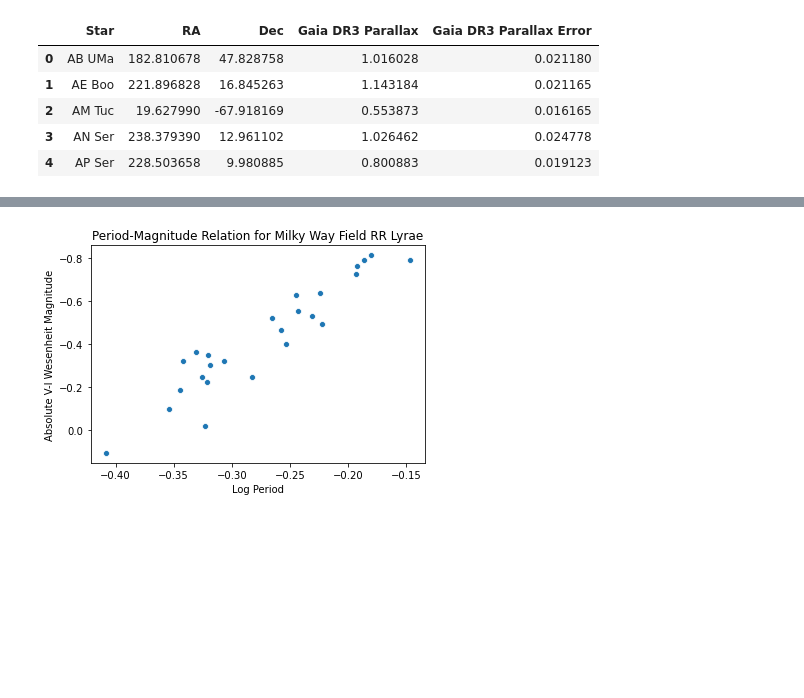
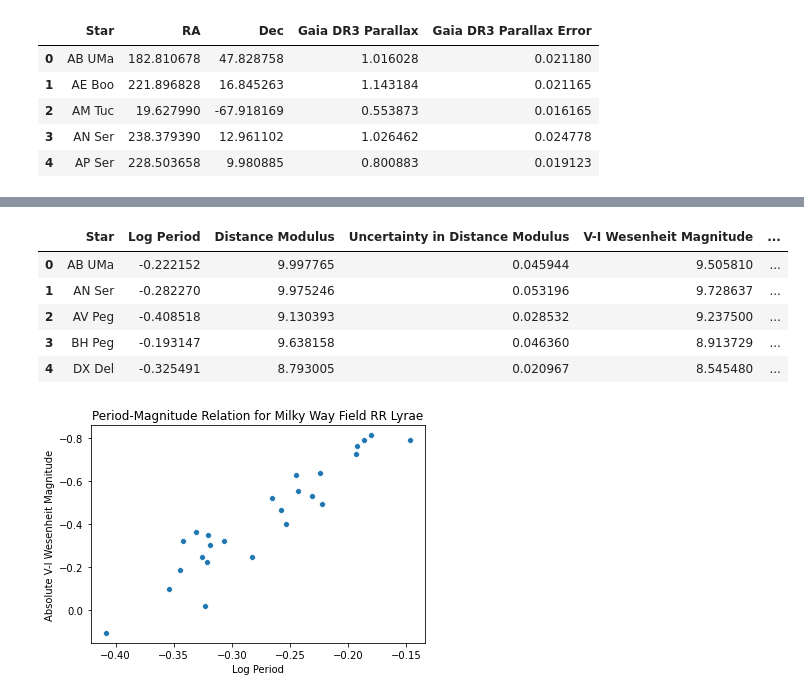
Before and after one commit to pranav-nagarajan/Variable-Stars, a Jupyter notebook: Data Analysis for Variable Stars.ipynb, the cells around one changed output, grey strips where cells are left out. Saved outputs shown, nothing was run; the diff lists cells and outputs as text; code cells hidden in the pictures; blank space fills up the shorter version.

Commit message:
Adding full Milky Way RRL table

```diff
--- a/Data Analysis for Variable Stars.ipynb
+++ b/Data Analysis for Variable Stars.ipynb
@@ -2357,6 +2357,26 @@ mw_lin_reg_BV.to_csv('Monte Carlo/milky_way_BV.csv')
 | 2 | AV Peg | -0.408518 | 9.275322 | 0.008 | 9.130381 | ... |
 | 3 | BH Peg | -0.193147 | 8.979566 | 0.005 | 9.638144 | ... |
 | 4 | DX Del | -0.325491 | 8.605944 | 0.007 | 8.792989 | ... |
+# %%
+full_mw_lin_reg = mw_lin_reg_VI.copy()
+full_mw_lin_reg = full_mw_lin_reg.rename({'Wesenheit Magnitude' : 'V-I Wesenheit Magnitude',
+                                          'Uncertainty in Wesenheit Magnitude' : 'Uncertainty in V-I Wesenheit Magnitude'},
+                                         axis = 1)
+full_mw_lin_reg['B-V Wesenheit Magnitude'] = mw_lin_reg_BV['Wesenheit Magnitude']
+full_mw_lin_reg['Uncertainty in B-V Wesenheit Magnitude'] = mw_lin_reg_BV['Uncertainty in Wesenheit Magnitude']
+full_mw_lin_reg = full_mw_lin_reg[['Star', 'Log Period', 'Distance Modulus', 'Uncertainty in Distance Modulus',
+                                   'V-I Wesenheit Magnitude', 'Uncertainty in V-I Wesenheit Magnitude',
+                                   'B-V Wesenheit Magnitude', 'Uncertainty in B-V Wesenheit Magnitude',
+                                   'Metallicity', 'Star Code']]
+display(full_mw_lin_reg.head())
+full_mw_lin_reg.to_csv('Monte Carlo/milky_way_mcmc.csv')
+# %% [output]
+|  | Star | Log Period | Distance Modulus | Uncertainty in Distance Modulus | V-I Wesenheit Magnitude | ... |
+| 0 | AB UMa | -0.222152 | 9.997765 | 0.045944 | 9.505810 | ... |
+| 1 | AN Ser | -0.282270 | 9.975246 | 0.053196 | 9.728637 | ... |
+| 2 | AV Peg | -0.408518 | 9.130393 | 0.028532 | 9.237500 | ... |
+| 3 | BH Peg | -0.193147 | 9.638158 | 0.046360 | 8.913729 | ... |
+| 4 | DX Del | -0.325491 | 8.793005 | 0.020967 | 8.545480 | ... |
 # %%
 plt.figure()
 sns.scatterplot(x = mw_lin_reg_VI['Log Period'], y = mw_lin_reg_VI['Wesenheit Magnitude'] - mw_lin_reg_VI['Distance Modulus'])
```
Also changed, not shown: 1 other file.
